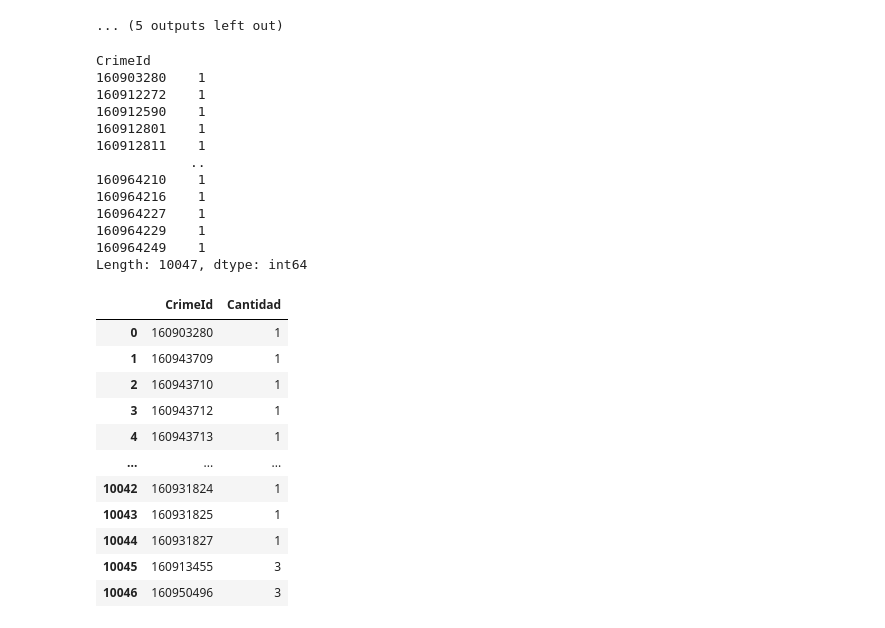
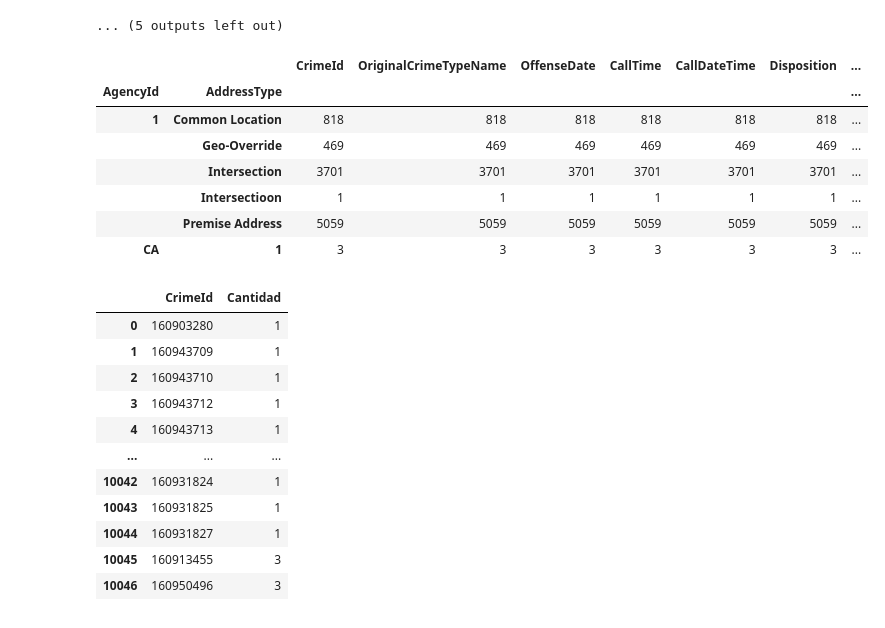
Before and after one commit to soyMA05/MineriaP2Lab2, a Jupyter notebook: [NRC_6292]_MiguelCastillo_Lab2Unidad2.ipynb, the cells around one changed output. Drawn from its saved outputs; the diff is of its cells as text; code cells hidden in the pictures.

```diff
--- a/[NRC_6292]_MiguelCastillo_Lab2Unidad2.ipynb
+++ b/[NRC_6292]_MiguelCastillo_Lab2Unidad2.ipynb
@@ -249,21 +252,17 @@ valores_unicos_etiquetas(caracteristicas)
 5387 rows × 2 columns
 ... (5 outputs left out)
 # %%
-df.groupby('CrimeId').size()
+""" agrupar registros que coinciden para probablemente eliminarlos con la S de City"""
+df.groupby(['AgencyId','AddressType']).count()
 # %% [output]
-CrimeId
-160903280    1
-160912272    1
-160912590    1
-160912801    1
-160912811    1
-            ..
-160964210    1
-160964216    1
-160964227    1
-160964229    1
-160964249    1
-Length: 10047, dtype: int64
+|  |  | CrimeId | OriginalCrimeTypeName | OffenseDate | CallTime | CallDateTime | Disposition | ... |
+| AgencyId | AddressType |  |  |  |  |  |  | ... |
+| 1 | Common Location | 818 | 818 | 818 | 818 | 818 | 818 | ... |
+|  | Geo-Override | 469 | 469 | 469 | 469 | 469 | 469 | ... |
+|  | Intersection | 3701 | 3701 | 3701 | 3701 | 3701 | 3701 | ... |
+|  | Intersectioon | 1 | 1 | 1 | 1 | 1 | 1 | ... |
+|  | Premise Address | 5059 | 5059 | 5059 | 5059 | 5059 | 5059 | ... |
+| CA | 1 | 3 | 3 | 3 | 3 | 3 | 3 | ... |
 # %%
 df.groupby('CrimeId').size().sort_values(ascending=True).reset_index(name='Cantidad')
 # %% [output]
```
Also changed, not shown: parts of 3 cells of this notebook.
